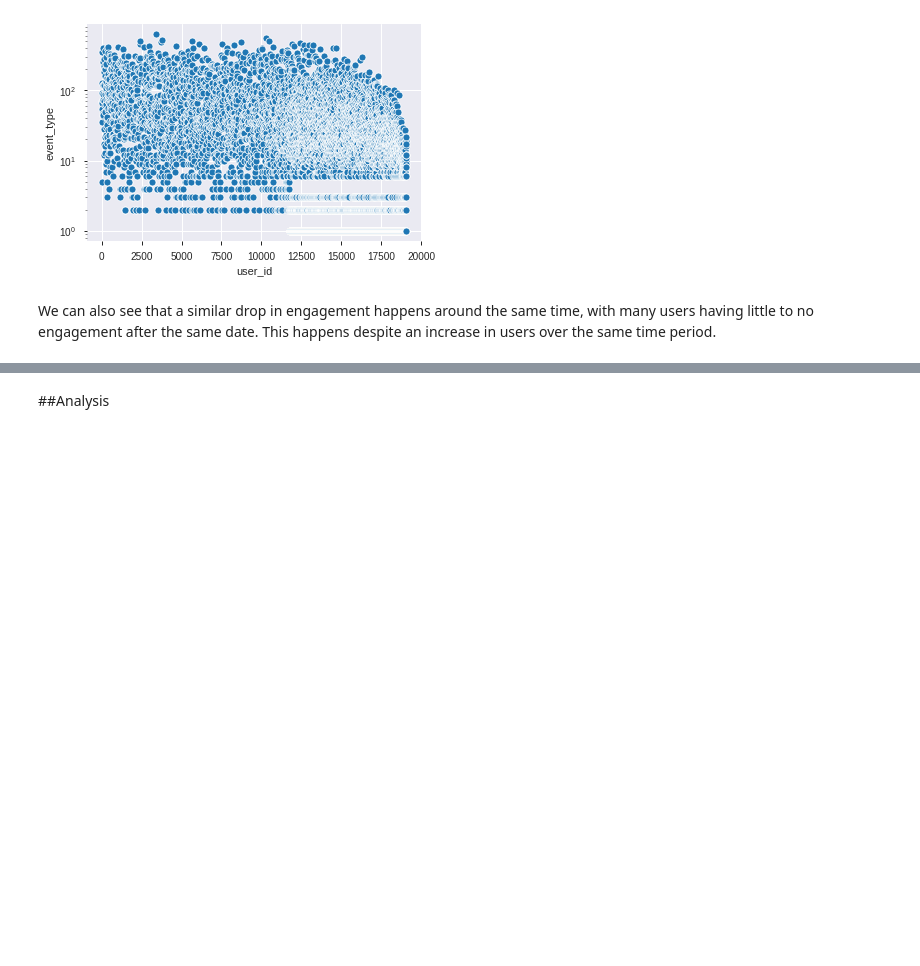
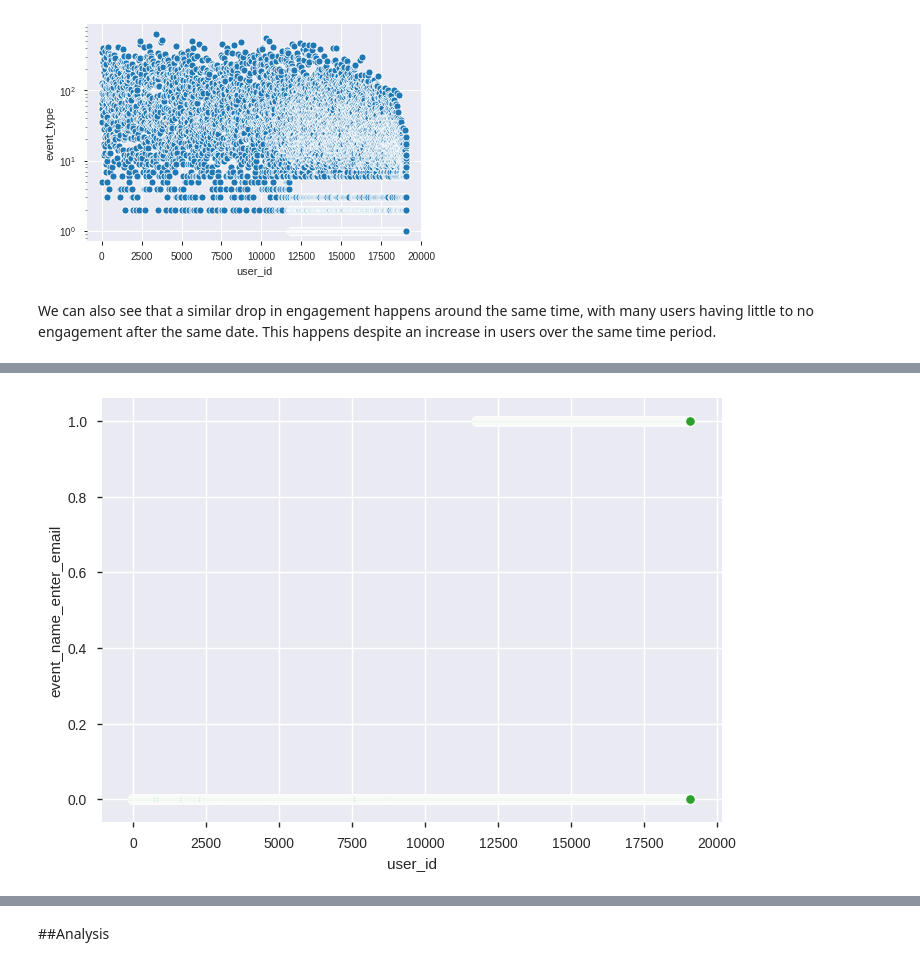
Before and after one commit to senorred/IDS-Data-Challenges, a Jupyter notebook: Norred_Liz_Cliff.ipynb, the cells around one changed output, grey strips where cells are left out. Saved outputs shown, nothing was run; the diff lists cells and outputs as text; code cells hidden in the pictures; blank space fills up the shorter version.

```diff
--- a/Norred_Liz_Cliff.ipynb
+++ b/Norred_Liz_Cliff.ipynb
@@ -108,0 +156,6 @@ We can also see that a similar drop in engagement happens around the same time,
+# %%
+ax2=sns.scatterplot(x= data.index, y=data['event_name_complete_signup'])
+ax2=sns.scatterplot(x= data.index, y=data['event_name_create_user'])
+ax2=sns.scatterplot(x= data.index, y=data['event_name_enter_email'])
+# %% [output]
+[figure, added]
```
Also changed, not shown: parts of 16 cells of this notebook.
